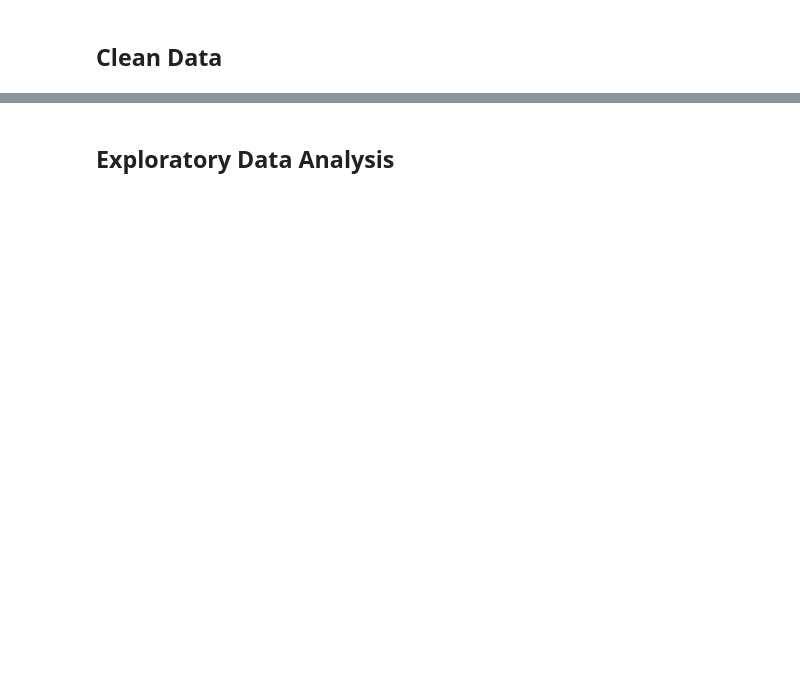
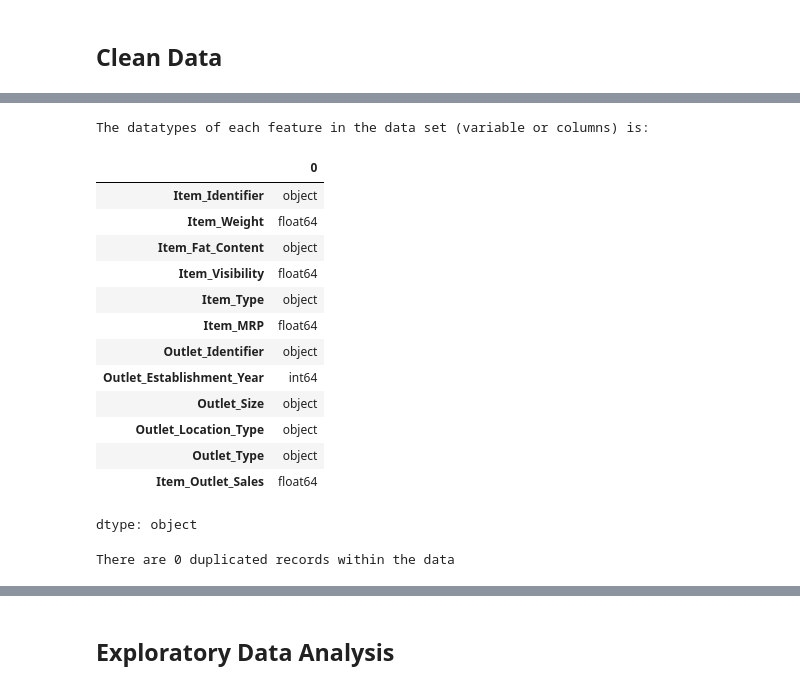
Before and after one commit to baraa-hakawati/Prediction-of-Product-Sales, a Jupyter notebook: Prediction_of_Product_Sales.ipynb, the cells around one changed output, grey strips where cells are left out. Saved outputs shown, nothing was run; the diff lists cells and outputs as text; code cells hidden in the pictures; blank space fills up the shorter version.

```diff
--- a/Prediction_of_Product_Sales.ipynb
+++ b/Prediction_of_Product_Sales.ipynb
@@ -12,0 +61,26 @@
+# %%
+print("\nThe datatypes of each feature in the data set (variable or columns) is:")
+df.dtypes
+# %% [output]
+The datatypes of each feature in the data set (variable or columns) is:
+|  | 0 |
+| Item_Identifier | object |
+| Item_Weight | float64 |
+| Item_Fat_Content | object |
+| Item_Visibility | float64 |
+| Item_Type | object |
+| Item_MRP | float64 |
+| Outlet_Identifier | object |
+| Outlet_Establishment_Year | int64 |
+| Outlet_Size | object |
+| Outlet_Location_Type | object |
+| Outlet_Type | object |
+| Item_Outlet_Sales | float64 |
+dtype: object
+# %%
+# Check whether duplicates are included within the data
+print(f"\nThere are {df.duplicated().sum()} duplicated records within the data")
+# Droping duplicates if any exist
+df = df.drop_duplicates()
+# %% [output]
+There are 0 duplicated records within the data
```
Also changed, not shown: parts of 9 cells of this notebook.
